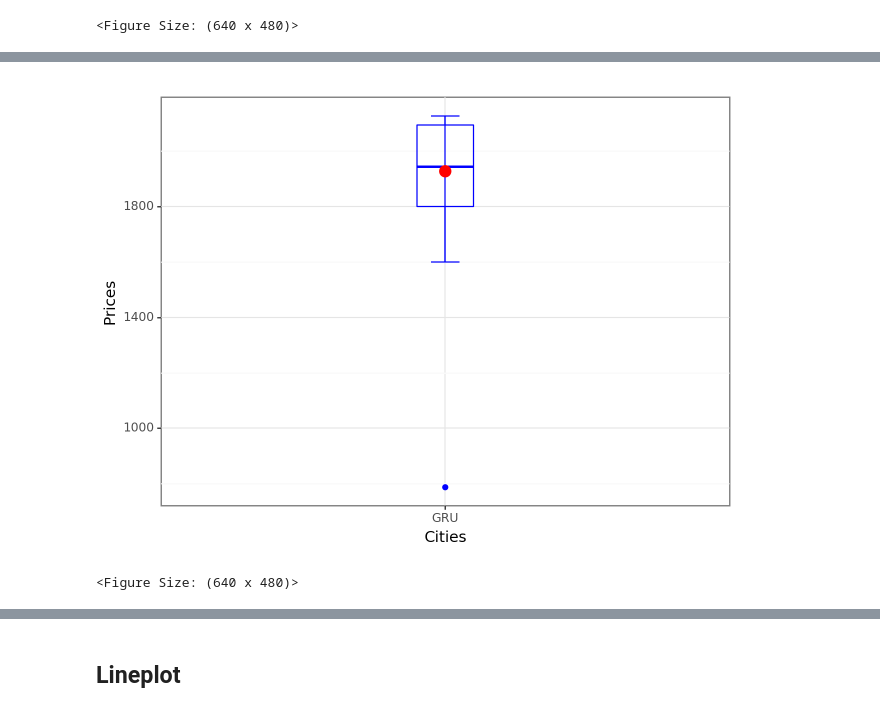
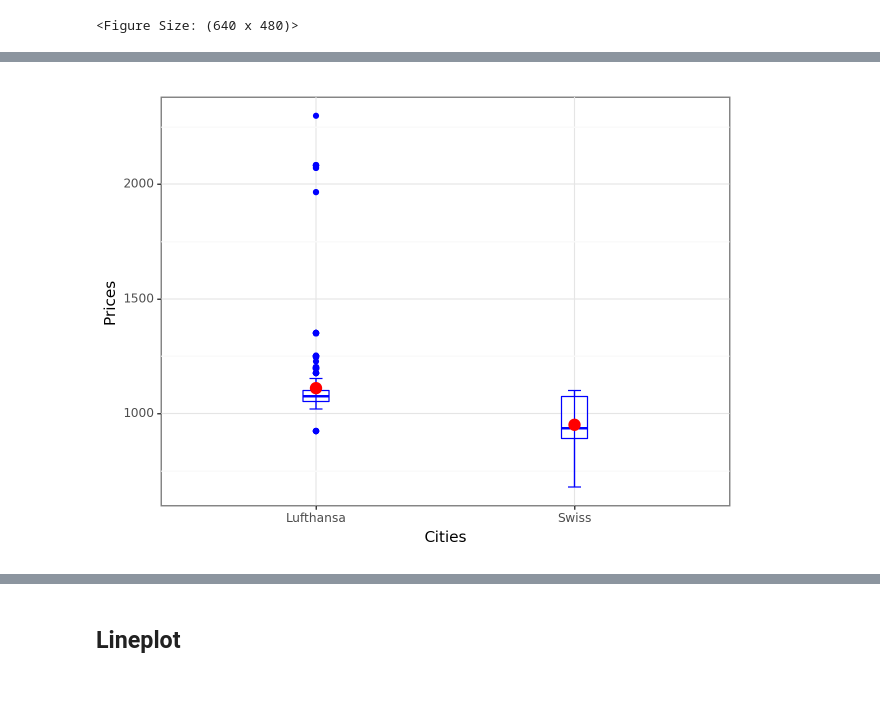
Before and after one commit to adelindonesia/project, a Jupyter notebook: second_version/data_cleaning/data_visualization2.ipynb, the cells around one changed output, grey strips where cells are left out. Cells and saved outputs as stored; diff of their text form; code cells hidden in the pictures.

Commit message:
boxplot by destination and function barchart

```diff
--- a/second_version/data_cleaning/data_visualization2.ipynb
+++ b/second_version/data_cleaning/data_visualization2.ipynb
@@ -157,4 +112,17 @@ lufthansa_nyc = nyc.loc[(nyc.out_airline_company == 'Lufthansa')]
 swiss_nyc = nyc.loc[(nyc.out_airline_company == 'Swiss')]
 lufthansa_sao = sao.loc[(sao.out_airline_company == 'Lufthansa')]
 swiss_sao = sao.loc[(sao.out_airline_company == 'Swiss')]
+# %%
+def boxplot(dataset):
+    f3 = (
+    ggplot(dataset, aes(y='ticket_price', x='out_airline_company'))
+    + geom_boxplot(color="blue", size=0.5, width=0.1, alpha=0.5)
+    + labs(x="Cities", y="Prices")
+    + theme_bw()
+    )
+    f3
+    f3 = f3 + stat_boxplot(geom = "errorbar", width = 0.05,  size = 0.5, color = 'blue')
+    f3
+
+    print(f3 + stat_summary(fun_data="mean_se", geom="point", size=4, color="red", fill="red"))
 # %% [markdown]
@@ -215,17 +130,4 @@ f4 + stat_summary(fun_data="mean_se", geom="point", size=4, color="red", fill="r
-# %%
-# Swiss
-f5 = (
-    ggplot(swiss_sao, aes(y='ticket_price', x='arr_city'))
-    + geom_boxplot(color="blue", size=0.5, width=0.1, alpha=0.5)
-    + labs(x="Cities", y="Prices")
-    + theme_bw()
-)
-f5
-
-f5 = f5 + stat_boxplot(geom = "errorbar", width = 0.05,  size = 0.5, color = 'blue')
-f5
-
-f5 + stat_summary(fun_data="mean_se", geom="point", size=4, color="red", fill="red")
-# %% [output]
-[figure, removed]
-<Figure Size: (640 x 480)>
+# %%
+boxplot(nyc)
+# %% [output]
+[figure, added]
```
Also changed, not shown: parts of 33 cells of this notebook.
